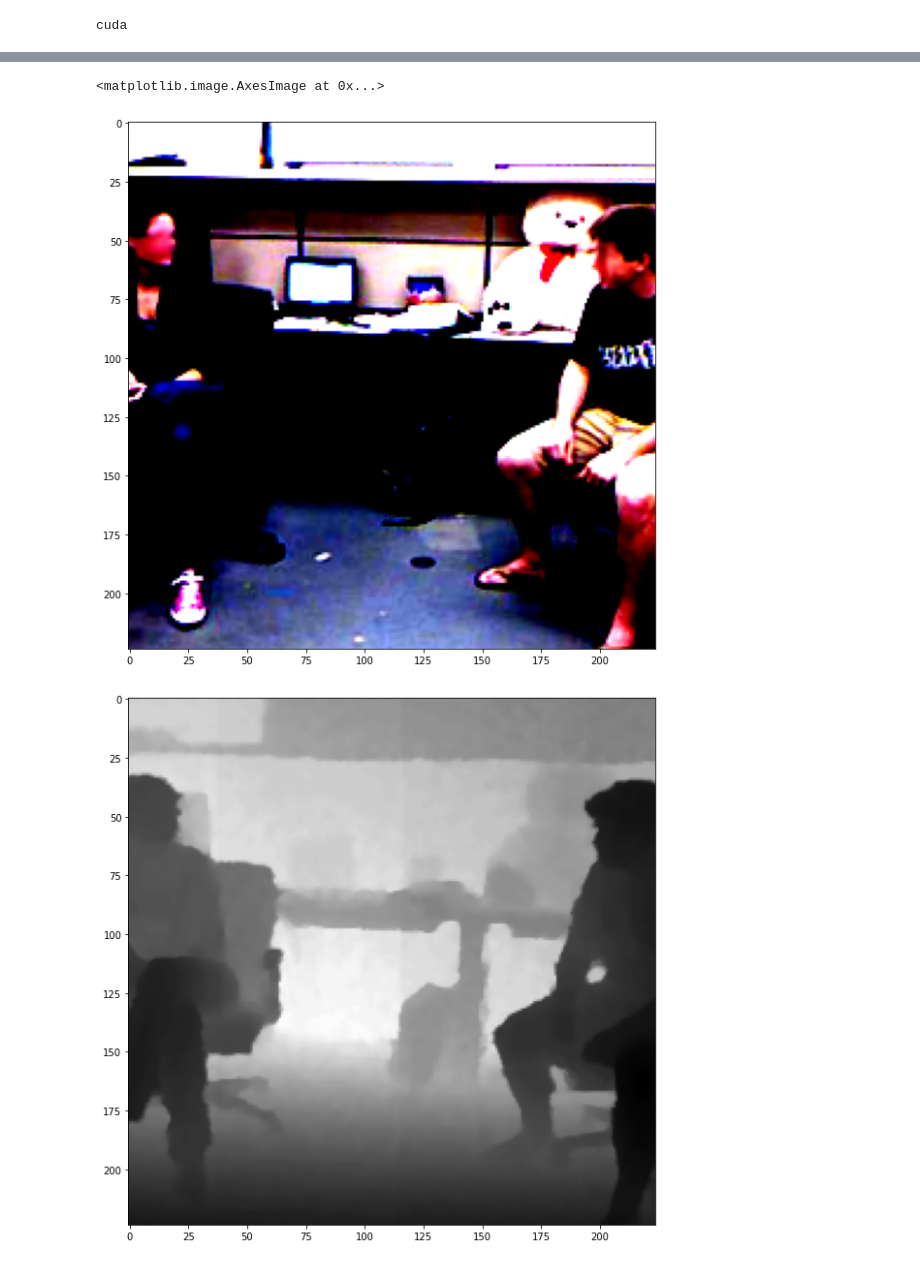
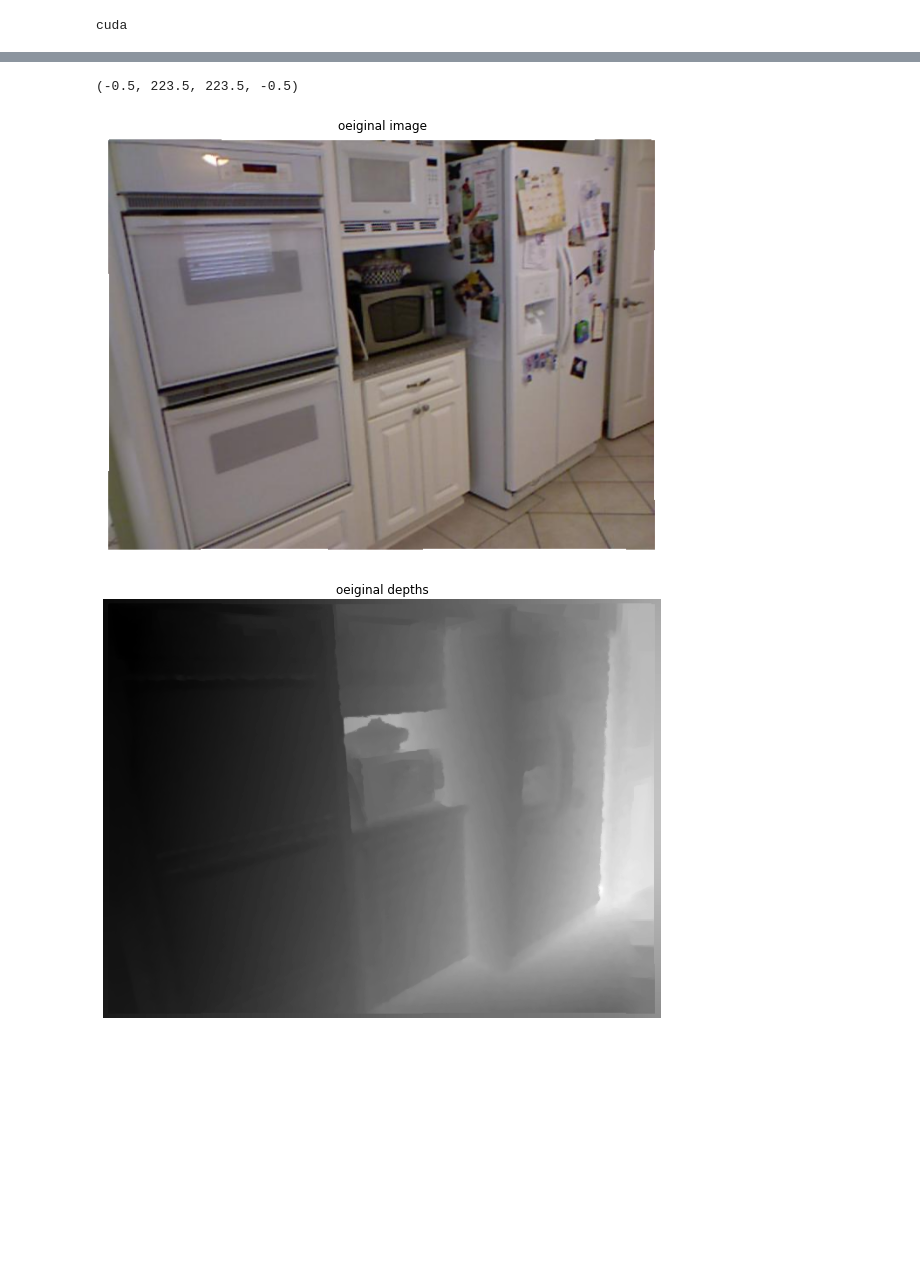
Before and after one commit to alireza-heshmati/DL_project-1, a Jupyter notebook: depth-estimation.ipynb, the cells around one changed output, grey strips where cells are left out. Cells and saved outputs as stored; diff of their text form; code cells hidden in the pictures; blank space fills up the shorter version.

```diff
--- a/depth-estimation.ipynb
+++ b/depth-estimation.ipynb
@@ -456,8 +404,8 @@ def run(model, train_loader, validation_loader, test_loader, optimizer, schedule
 # %%
 # norm 1 and loss norm 1
-checkpoint_file = "best_model3"
+checkpoint_file = "best_model"
 batch_size = 8 # 8
-epoch = 100
+epoch = 40
 
 optimizer = 'sgd' # or adam
 
@@ -492,26 +440,19 @@ validation_loader = torch.utils.data.DataLoader(
     num_workers=num_workers,
     pin_memory=pin_memory
 )
-test_loader = torch.utils.data.DataLoader(
-    preparing_data(subset="test"),
-    batch_size=2,
-    shuffle=False,
-    drop_last=False,
-    num_workers=num_workers,
-    pin_memory=pin_memory
-)
+
 
 if optimizer == "adam":
     optimizer = torch.optim.Adam(model.parameters(), lr=0.01, weight_decay=0.0001)
-    scheduler = torch.optim.lr_scheduler.StepLR(optimizer, step_size=20, gamma=0.1)
+    scheduler = torch.optim.lr_scheduler.StepLR(optimizer, step_size=10, gamma=0.1)
 elif optimizer == "sgd":
     optimizer = torch.optim.SGD(model.parameters(), lr=0.01, momentum=0.9, weight_decay=0.0001)
-    scheduler = torch.optim.lr_scheduler.StepLR(optimizer, step_size=10, gamma=0.2)
+    scheduler = torch.optim.lr_scheduler.StepLR(optimizer, step_size=5, gamma=0.2)
 else:
     raise ValueError(f"Unknown optimizer {optimizer}, use adam/sgd")
 
 start = timeit.default_timer()
-train_loss, val_loss, test_loss = run(model,train_loader,validation_loader,test_loader,
+train_loss, val_loss, best_model = run(model,train_loader,validation_loader,
                                       optimizer,scheduler,device,checkpoint_file,n_epoch=epoch)
 
 
@@ -537,17 +517,38 @@ best Test_loss: 1.35780
 # %%
-test_data = preparing_data(subset="test")
+i = 0
+or_ind = list_index[i]
 
-output = model((test_data[0][0])[None,:].to(device))
+test_data = preparing_data(subset="train")
+
+test = test_data[i]
+
+output = best_model((test[0])[None,:].to(device))
 
 plt.figure(figsize = (10,10))
-plt.imshow(test_data[0][0].cpu().numpy().transpose((1,2,0)))
+plt.title('oeiginal image')
+plt.imshow(nyu_dict['images'][or_ind].transpose((2,1,0)))
+plt.axis('off')
 
 plt.figure(figsize = (10,10))
-plt.imshow(test_data[0][1].cpu().numpy().squeeze(),cmap = 'gray')
+plt.title('oeiginal depths')
+plt.imshow(nyu_dict['depths'][or_ind].transpose((1,0)),cmap = 'gray')
+plt.axis('off')
 
 plt.figure(figsize = (10,10))
+plt.title('prepared image for network')
+plt.imshow(test[0].cpu().numpy().transpose((1,2,0)))
+plt.axis('off')
+
+plt.figure(figsize = (10,10))
+plt.title('oeiginal prepared depths for network')
+plt.imshow(test[1].cpu().numpy().squeeze(),cmap = 'gray')
+plt.axis('off')
+
+plt.figure(figsize = (10,10))
+plt.title('predicted depth')
 plt.imshow(output.cpu().detach().numpy().squeeze(),cmap = 'gray')
+plt.axis('off')
 # %% [output]
-<matplotlib.image.AxesImage at 0x...>
+(-0.5, 223.5, 223.5, -0.5)
-[figure, old version]
+[figure, new version]
-[figure, old version]
+[figure, new version]
```
Also changed, not shown: parts of 11 cells of this notebook.
